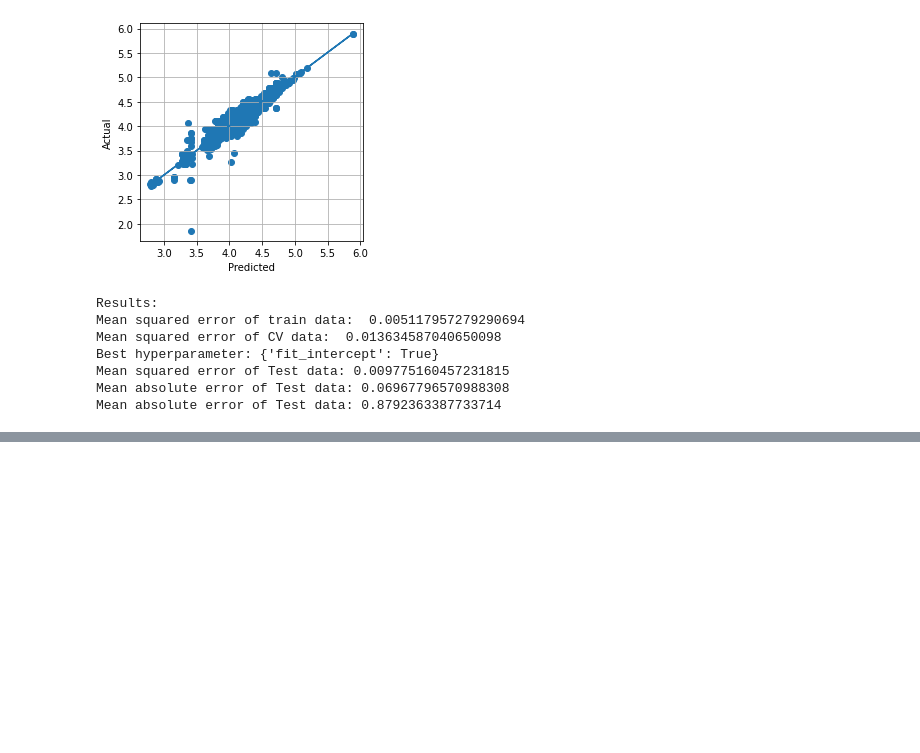
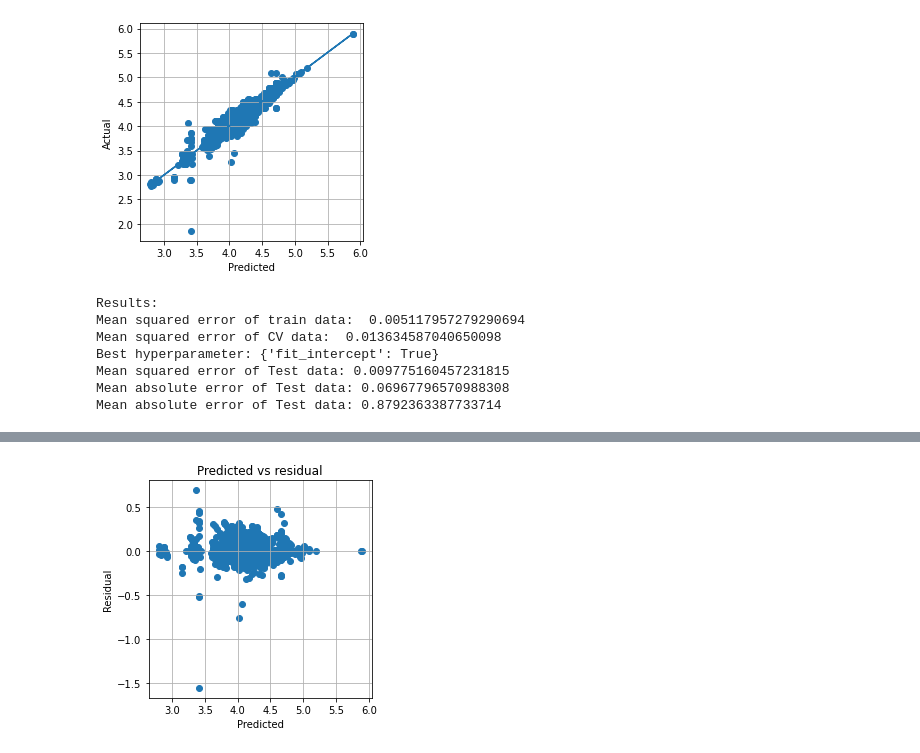
Before and after one commit to asubramaniyan/womens-shoes-price, a Jupyter notebook: womens-shoe-prices-eda.ipynb, the cells around one changed output, grey strips where cells are left out. Saved outputs shown, nothing was run; the diff lists cells and outputs as text; code cells hidden in the pictures; blank space fills up the shorter version.

```diff
--- a/womens-shoe-prices-eda.ipynb
+++ b/womens-shoe-prices-eda.ipynb
@@ -1687,0 +1688,10 @@ X_train
+# %%
+plt.scatter(predict_trans, residual_trans)
+plt.xlabel("Predicted")
+plt.ylabel("Residual")
+#analysis = pd.DataFrame({'True': y_test, 'predict':lr_fit.predict(test_data)})
+plt.grid()
+plt.title("Predicted vs residual")
+plt.gcf().set_size_inches(4, 4)
+# %% [output]
+[figure, added]
```
Also changed, not shown: parts of 19 cells of this notebook.
